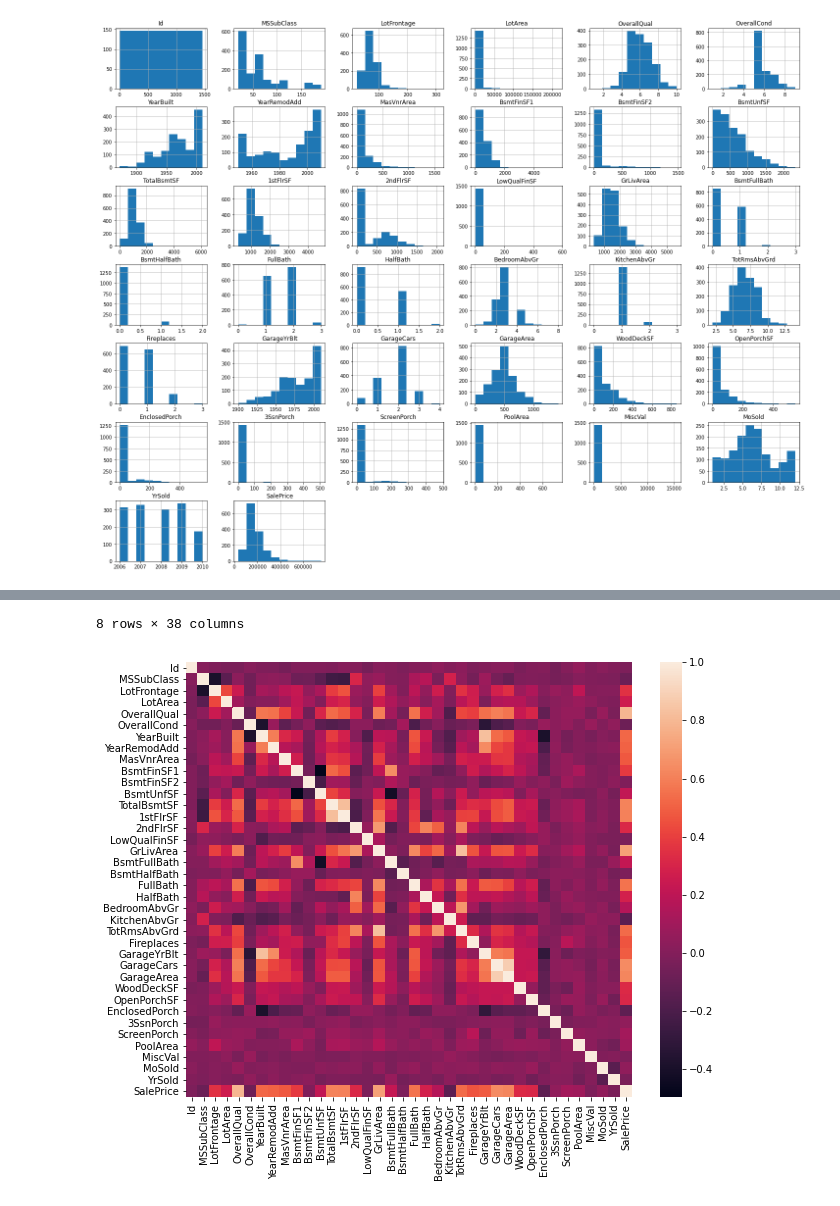
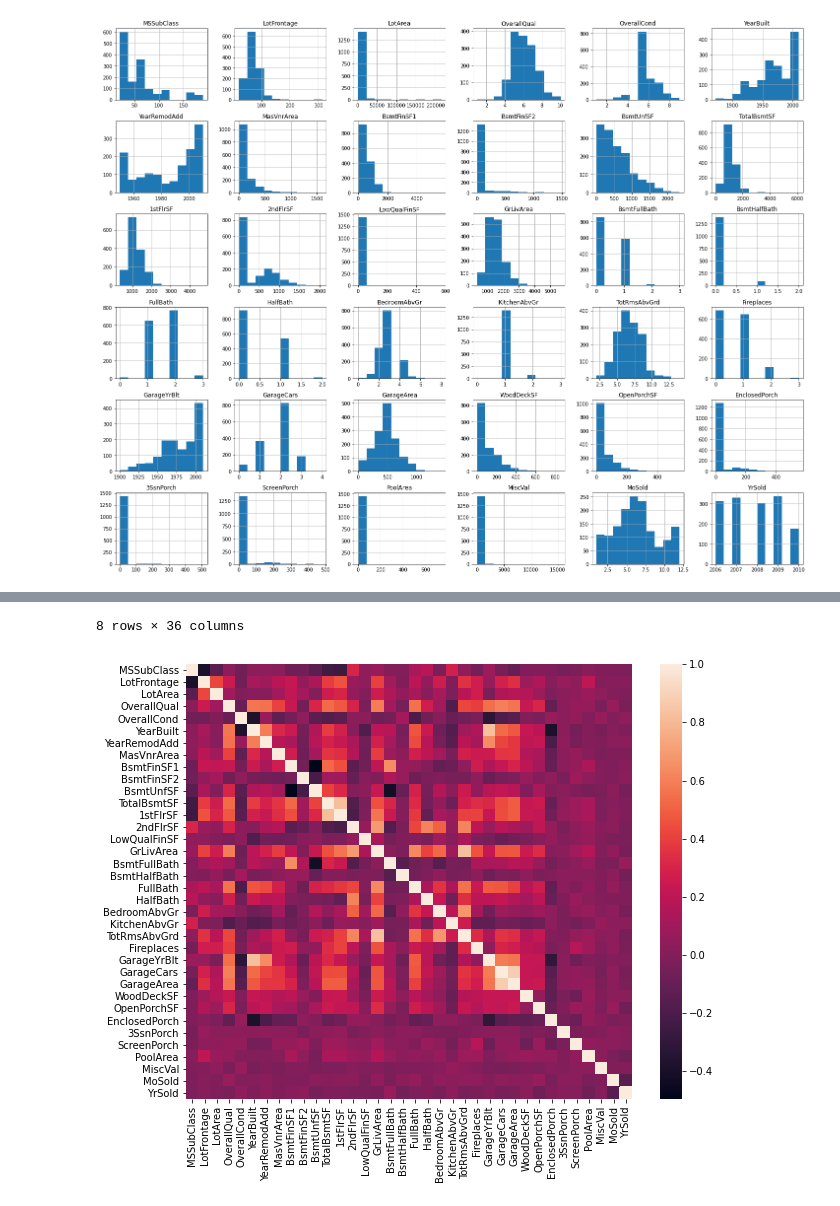
Before and after one commit to nicolasbuitragob/house_prices_kaggle, a Jupyter notebook: house_prices.ipynb, the cells around one changed output, grey strips where cells are left out. Saved outputs shown, nothing was run; the diff lists cells and outputs as text; code cells hidden in the pictures.

```diff
--- a/house_prices.ipynb
+++ b/house_prices.ipynb
@@ -8,7 +8,8 @@ from sklearn.model_selection import train_test_split
 #Load data
 train = pd.read_csv('train.csv')
 y = train['SalePrice']
-#train.drop(['Id'],axis = 1,inplace = True)
+train.drop(['Id','SalePrice'],axis = 1,inplace = True)
+
 test = pd.read_csv('test.csv')
 # %%
 ##Plot histogram
@@ -17,4 +18,4 @@ def numerical_plot(df):
     plt.show()
 numerical_plot(train)
 # %% [output]
-[figure, old version]
+[figure, new version]
@@ -21,7 +36,7 @@ numerical_plot(train)
 # %%
 #CORRELATION MATRIX, HEAT MAP AND DATA DESCRIPTION (NUMERICAL)
 corr_matrix = train.corr()
-corr_matrix['SalePrice'].sort_values()
+#corr_matrix['SalePrice'].sort_values()
 plt.figure(figsize=(10,8))
 sns.heatmap(corr_matrix)
 train.describe()
@@ -38,5 +53,5 @@ train.describe()
-8 rows × 38 columns
+8 rows × 36 columns
-[figure, old version]
+[figure, new version]
 # %%
 #Create a test set stratified related to Overall Qual feature since it is the most correlated variable
 def strat_test_set(df):
```
Also changed, not shown: parts of 20 cells of this notebook.
